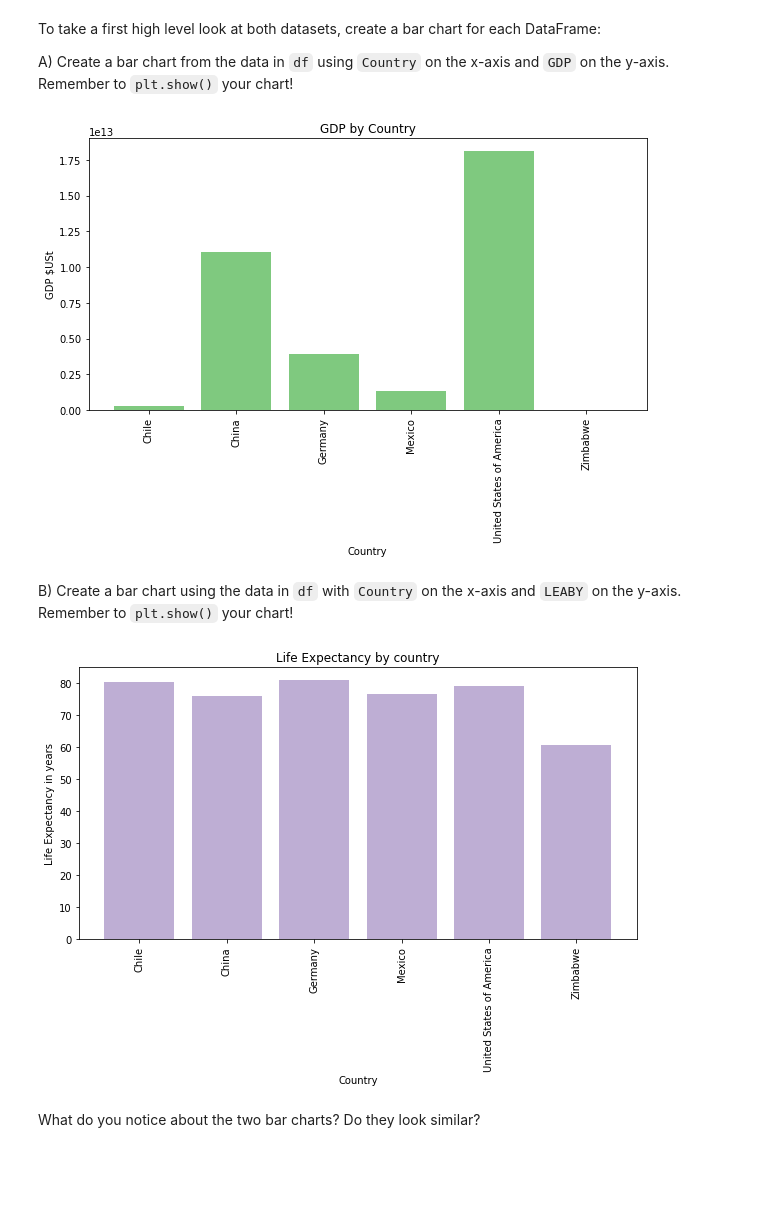
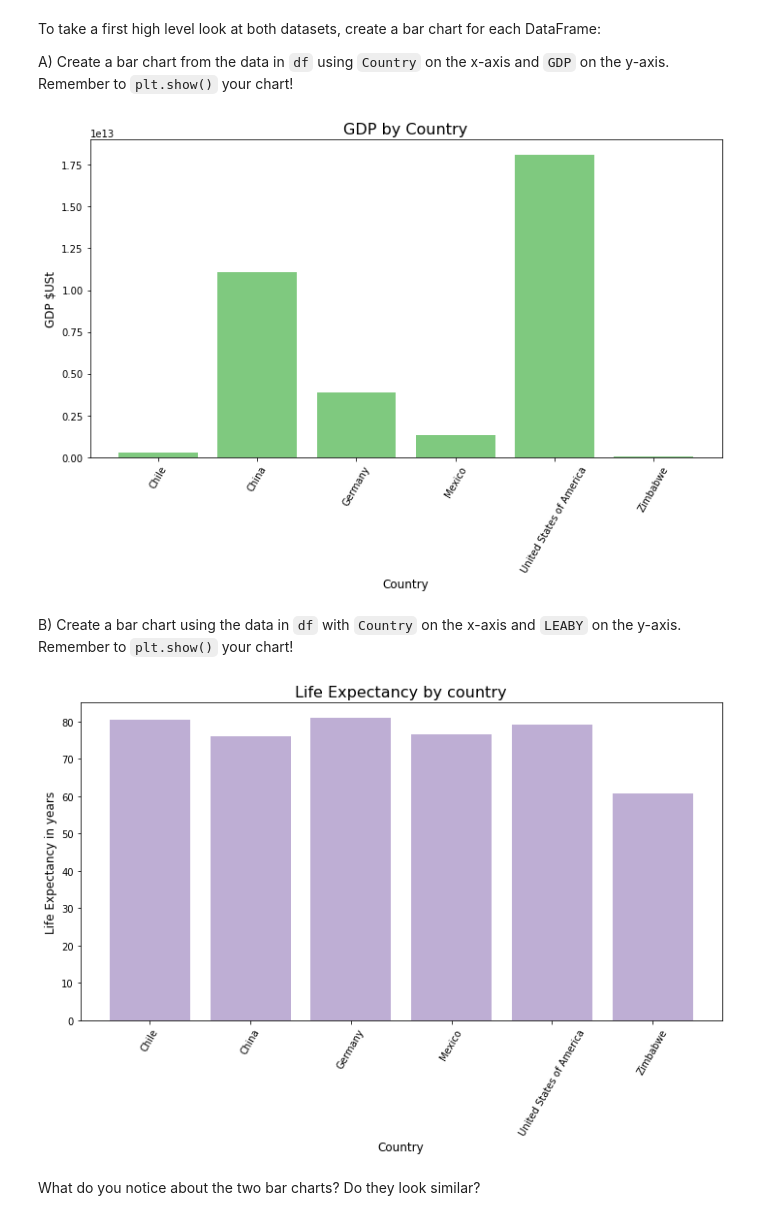
Before and after one commit to andykanu/life_expectancy_gdp, a Jupyter notebook: life_expectancy_gdp.ipynb, the cells around one changed output. Saved outputs shown, nothing was run; the diff lists cells and outputs as text; code cells hidden in the pictures; blank space fills up the shorter version.

Commit message:
Adding bar charts and initial data analysis.

```diff
--- a/life_expectancy_gdp.ipynb
+++ b/life_expectancy_gdp.ipynb
@@ -113,30 +113,32 @@ To take a first high level look at both datasets, create a bar chart for each Da
 A) Create a bar chart from the data in `df` using `Country` on the x-axis and `GDP` on the y-axis.
 Remember to `plt.show()` your chart!
 # %%
-plt.figure(figsize =(10,5))
+plt.figure(figsize =(10,7))
 plt.bar(df['Country'], df['GDP'], color = '#7fc97f')
-plt.xticks(rotation=90)
-plt.title('GDP by Country')
-plt.xlabel('Country')
-plt.ylabel('GDP $USt')
-plt.savefig('gdp_by_country.png')
+plt.xticks(rotation=60)
+plt.title('GDP by Country', fontsize=16)
+plt.xlabel('Country', fontsize=12)
+plt.ylabel('GDP $USt', fontsize=12)
+plt.tight_layout()
+plt.savefig('images/gdp_by_country.png')
 plt.show()
 # %% [output]
-[figure, old version]
+[figure, new version]
 # %% [markdown]
 B) Create a bar chart using the data in `df` with `Country` on the x-axis and `LEABY` on the y-axis.
 Remember to `plt.show()` your chart!
 # %%
-plt.figure(figsize =(10,5))
+plt.figure(figsize =(10,7))
 plt.bar(df['Country'], df['LEABY'], color = '#beaed4')
-plt.xticks(rotation=90)
-plt.xlabel('Country')
-plt.ylabel("Life Expectancy in years")
-plt.title('Life Expectancy by country')
-plt.savefig('gdp_leaby_by_country.png')
+plt.xticks(rotation=60)
+plt.xlabel('Country', fontsize=12)
+plt.ylabel("Life Expectancy in years", fontsize=12)
+plt.title('Life Expectancy by country', fontsize=16)
+plt.tight_layout()
+plt.savefig('images/gdp_leaby_by_country.png')
 plt.show()
 # %% [output]
-[figure, old version]
+[figure, new version]
 # %% [markdown]
 What do you notice about the two bar charts? Do they look similar?
 # %%
```
Also changed, not shown: parts of 1 cell of this notebook, 7 other files.
